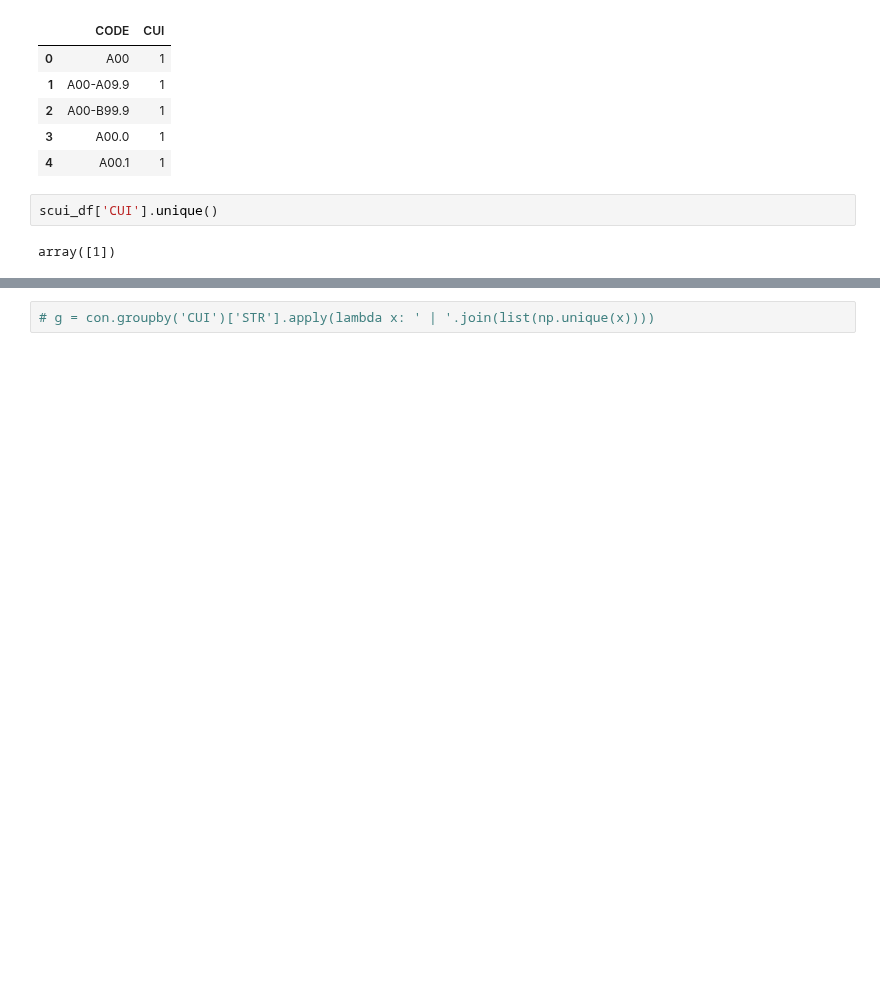
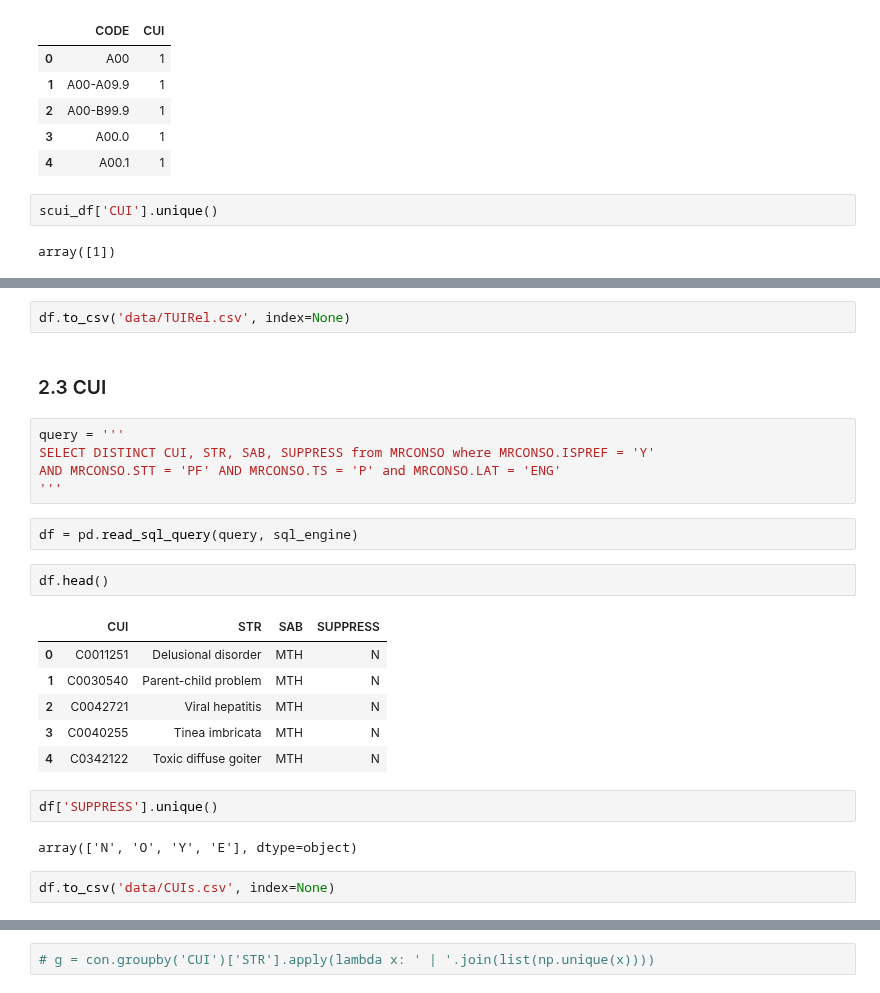
Before and after one commit to wtgme/snomed, a Jupyter notebook: umls.ipynb, the cells around one changed output, grey strips where cells are left out. Drawn from its saved outputs; the diff is of its cells as text; blank space fills up the shorter version.

```diff
--- a/umls.ipynb
+++ b/umls.ipynb
@@ -449,0 +464,26 @@ df.head()
+# %%
+df.to_csv('data/TUIRel.csv', index=None)
+# %% [markdown]
+### 2.3 CUI
+# %%
+query = '''
+SELECT DISTINCT CUI, STR, SAB, SUPPRESS from MRCONSO where MRCONSO.ISPREF = 'Y'
+AND MRCONSO.STT = 'PF' AND MRCONSO.TS = 'P' and MRCONSO.LAT = 'ENG'
+'''
+# %%
+df = pd.read_sql_query(query, sql_engine)
+# %%
+df.head()
+# %% [output]
+|  | CUI | STR | SAB | SUPPRESS |
+| 0 | C0011251 | Delusional disorder | MTH | N |
+| 1 | C0030540 | Parent-child problem | MTH | N |
+| 2 | C0042721 | Viral hepatitis | MTH | N |
+| 3 | C0040255 | Tinea imbricata | MTH | N |
+| 4 | C0342122 | Toxic diffuse goiter | MTH | N |
+# %%
+df['SUPPRESS'].unique()
+# %% [output]
+array(['N', 'O', 'Y', 'E'], dtype=object)
+# %%
+df.to_csv('data/CUIs.csv', index=None)
```
Also changed, not shown: parts of 25 cells of this notebook, 3 other files.
